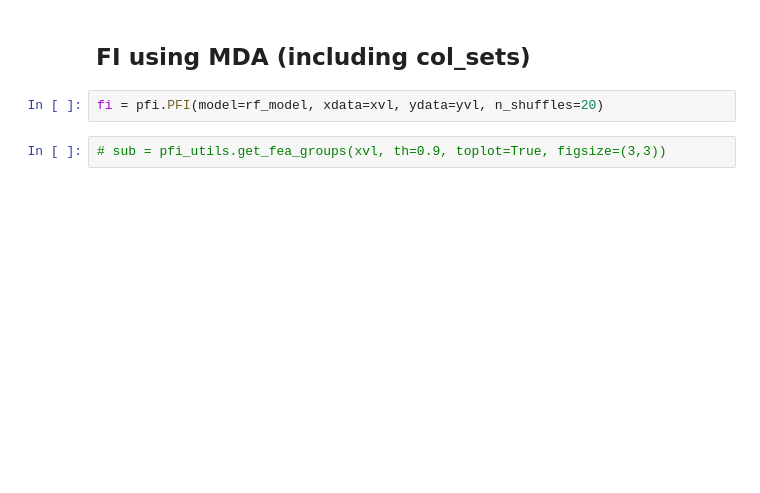
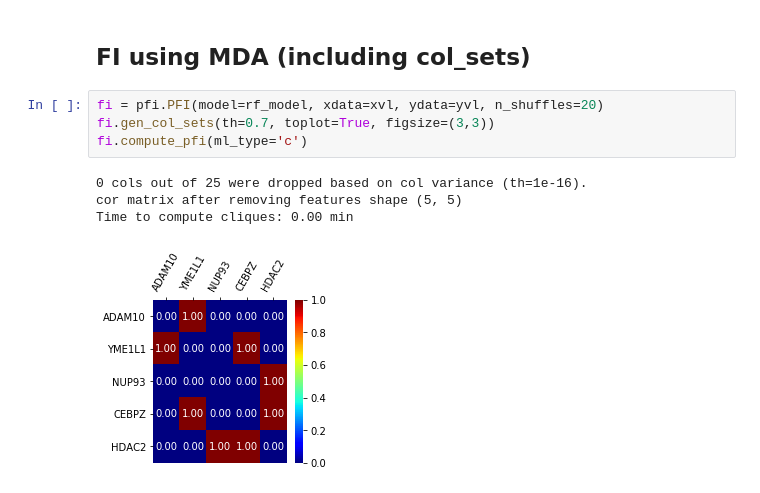
Before and after one commit to adpartin/feature-importance, a Jupyter notebook: notebooks/pfi_aacr.ipynb, the cells around one changed output. Saved outputs shown, nothing was run; the diff lists cells and outputs as text; blank space fills up the shorter version.

```diff
--- a/notebooks/pfi_aacr.ipynb
+++ b/notebooks/pfi_aacr.ipynb
@@ -230,6 +229,11 @@ fi.plot_fi(title='pfi score', figsize=(10,7));
 ## FI using MDA (including col_sets)
 # %%
 fi = pfi.PFI(model=rf_model, xdata=xvl, ydata=yvl, n_shuffles=20)
+fi.gen_col_sets(th=0.7, toplot=True, figsize=(3,3))
+fi.compute_pfi(ml_type='c')
+# %% [output]
+0 cols out of 25 were dropped based on col variance (th=1e-16).
+cor matrix after removing features shape (5, 5)
+Time to compute cliques: 0.00 min
+[figure, added]
-# %%
-# sub = pfi_utils.get_fea_groups(xvl, th=0.9, toplot=True, figsize=(3,3))
 # %%
```
Also changed, not shown: parts of 10 cells of this notebook, 7 other files.
